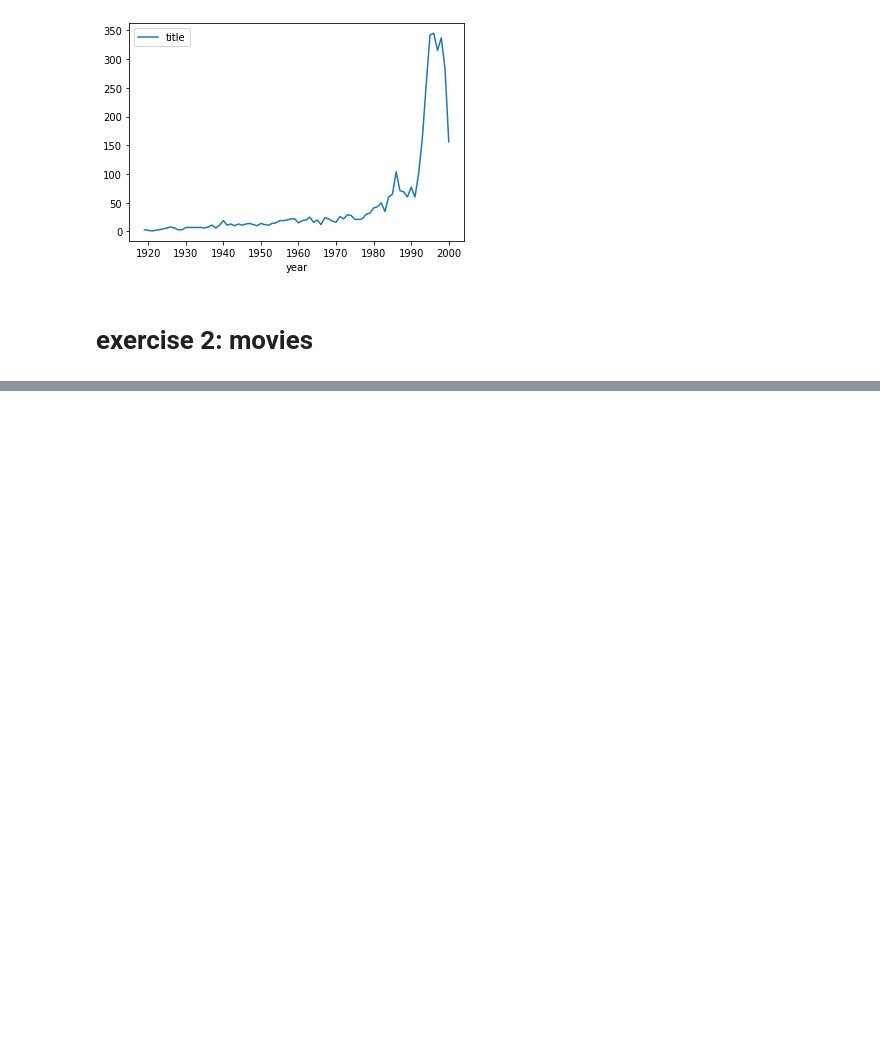
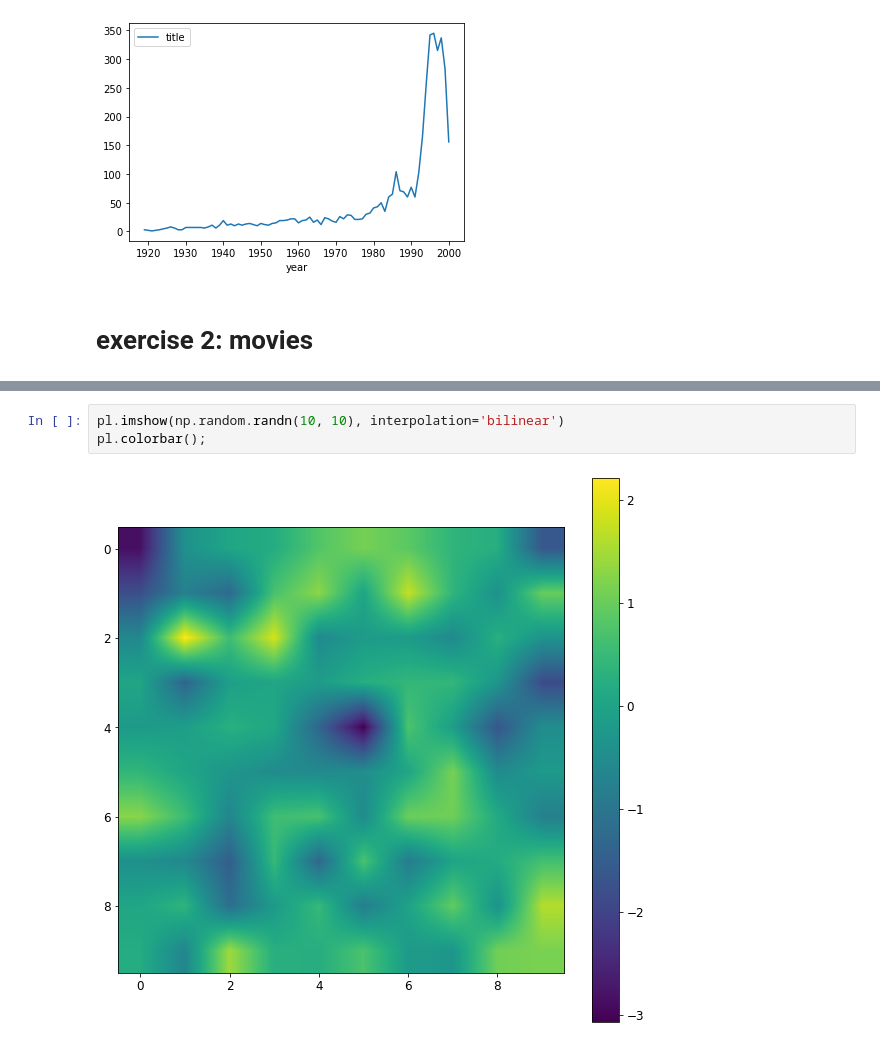
Before and after one commit to TheFox9711/MLPNS_LVolpi, a Jupyter notebook: MLPNS23_bootcamp.ipynb, the cells around one changed output, grey strips where cells are left out. Cells and saved outputs as stored; diff of their text form; blank space fills up the shorter version.

```diff
--- a/MLPNS23_bootcamp.ipynb
+++ b/MLPNS23_bootcamp.ipynb
@@ -398,0 +680,5 @@ Fantasy:        68
+# %%
+pl.imshow(np.random.randn(10, 10), interpolation='bilinear')
+pl.colorbar();
+# %% [output]
+[figure, added]
```
Also changed, not shown: parts of 40 cells of this notebook.
